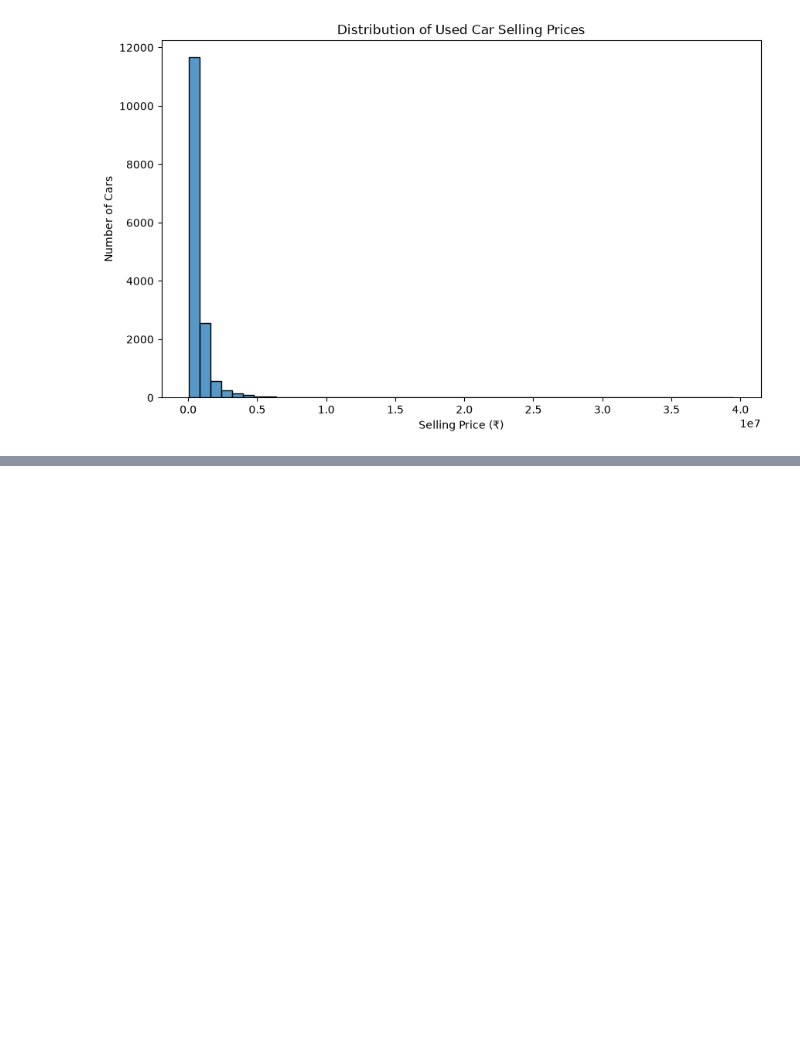
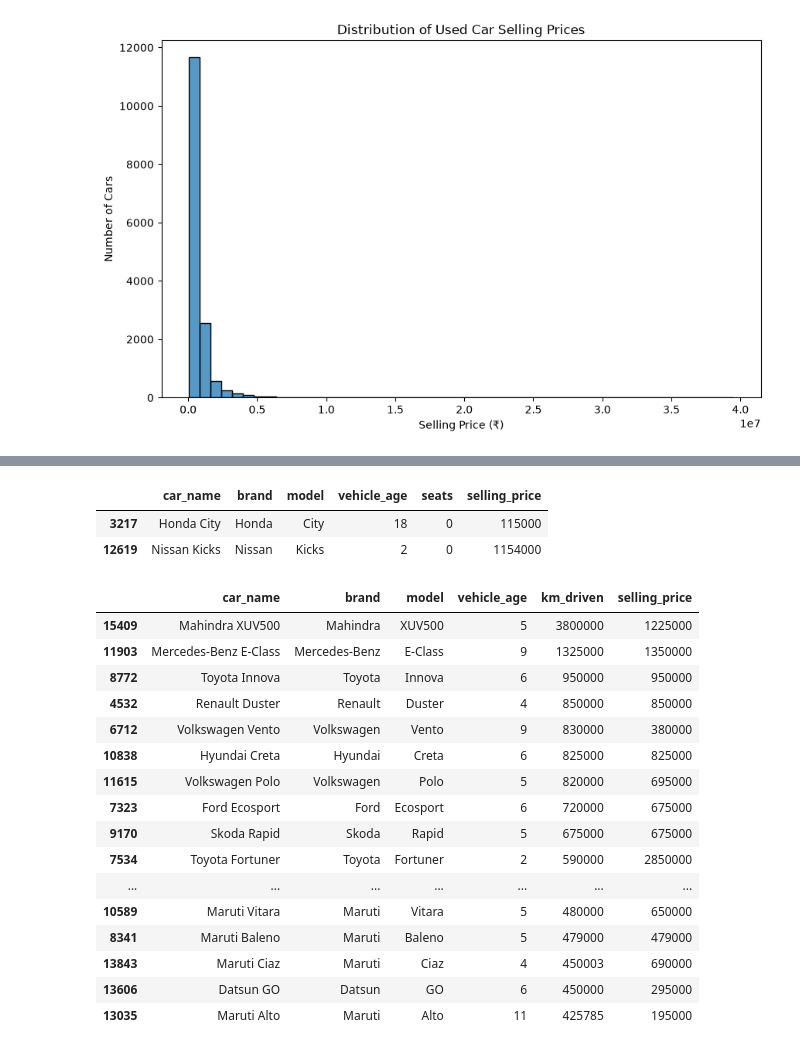
Before and after one commit to aakashbonthu/70297386-DA-120B, a Jupyter notebook: notebooks/01_exploratory_data_analysis.ipynb, the cells around one changed output, grey strips where cells are left out. Cells and saved outputs as stored; diff of their text form; code cells hidden in the pictures; blank space fills up the shorter version.

```diff
--- a/notebooks/01_exploratory_data_analysis.ipynb
+++ b/notebooks/01_exploratory_data_analysis.ipynb
@@ -104,3 +104,10 @@ plt.ylabel("Number of Cars")
 plt.show()
 # %% [output]
 [figure]
+# %%
+# Create a copy for data cleaning
+
+df_clean = df.copy()
+
+print("Original rows:", len(df))
+print("Clean dataset rows:", len(df_clean))
@@ -106,0 +150,44 @@ plt.show()
+# %%
+# cars with zero seats
+
+df_clean[df_clean["seats"] == 0][
+    ["car_name", "brand", "model", "vehicle_age", "seats", "selling_price"]
+]
+# %% [output]
+|  | car_name | brand | model | vehicle_age | seats | selling_price |
+| 3217 | Honda City | Honda | City | 18 | 0 | 115000 |
+| 12619 | Nissan Kicks | Nissan | Kicks | 2 | 0 | 1154000 |
+# %%
+# cars with the highest recorded mileage
+
+df_clean.sort_values(
+    "km_driven",
+    ascending=False
+)[
+    [
+        "car_name",
+        "brand",
+        "model",
+        "vehicle_age",
+        "km_driven",
+        "selling_price"
+    ]
+].head(20)
+# %% [output]
+|  | car_name | brand | model | vehicle_age | km_driven | selling_price |
+| 15409 | Mahindra XUV500 | Mahindra | XUV500 | 5 | 3800000 | 1225000 |
+| 11903 | Mercedes-Benz E-Class | Mercedes-Benz | E-Class | 9 | 1325000 | 1350000 |
+| 8772 | Toyota Innova | Toyota | Innova | 6 | 950000 | 950000 |
+| 4532 | Renault Duster | Renault | Duster | 4 | 850000 | 850000 |
+| 6712 | Volkswagen Vento | Volkswagen | Vento | 9 | 830000 | 380000 |
+| 10838 | Hyundai Creta | Hyundai | Creta | 6 | 825000 | 825000 |
+| 11615 | Volkswagen Polo | Volkswagen | Polo | 5 | 820000 | 695000 |
+| 7323 | Ford Ecosport | Ford | Ecosport | 6 | 720000 | 675000 |
+| 9170 | Skoda Rapid | Skoda | Rapid | 5 | 675000 | 675000 |
+| 7534 | Toyota Fortuner | Toyota | Fortuner | 2 | 590000 | 2850000 |
+| ... | ... | ... | ... | ... | ... | ... |
+| 10589 | Maruti Vitara | Maruti | Vitara | 5 | 480000 | 650000 |
+| 8341 | Maruti Baleno | Maruti | Baleno | 5 | 479000 | 479000 |
+| 13843 | Maruti Ciaz | Maruti | Ciaz | 4 | 450003 | 690000 |
+| 13606 | Datsun GO | Datsun | GO | 6 | 450000 | 295000 |
+| 13035 | Maruti Alto | Maruti | Alto | 11 | 425785 | 195000 |
```
Also changed, not shown: parts of 3 cells of this notebook.
